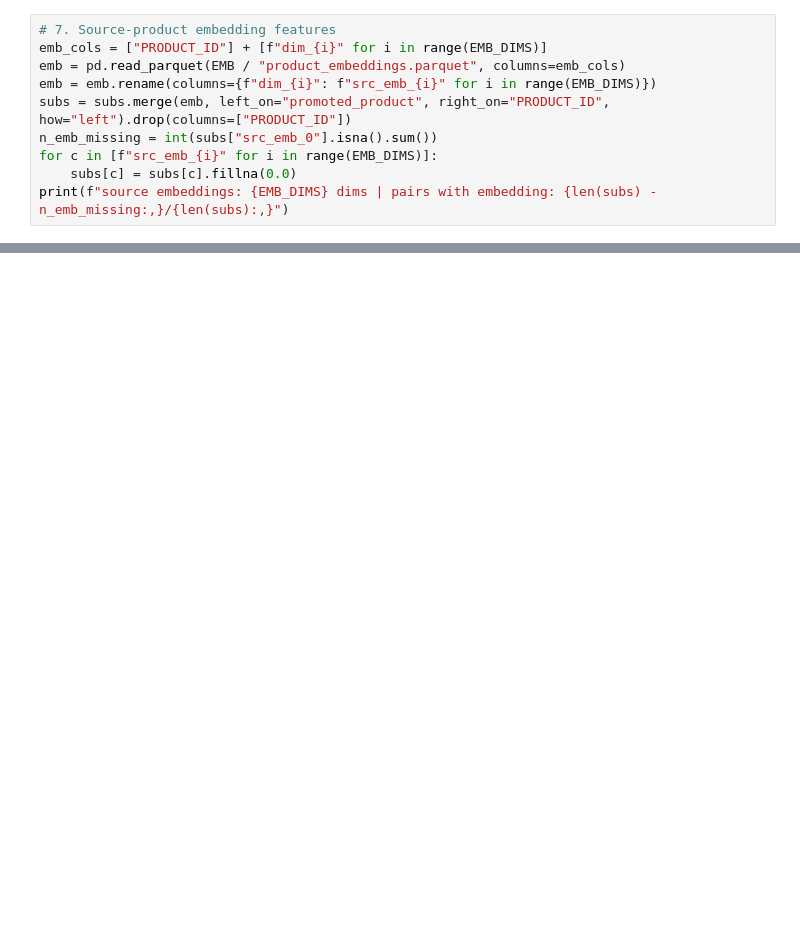
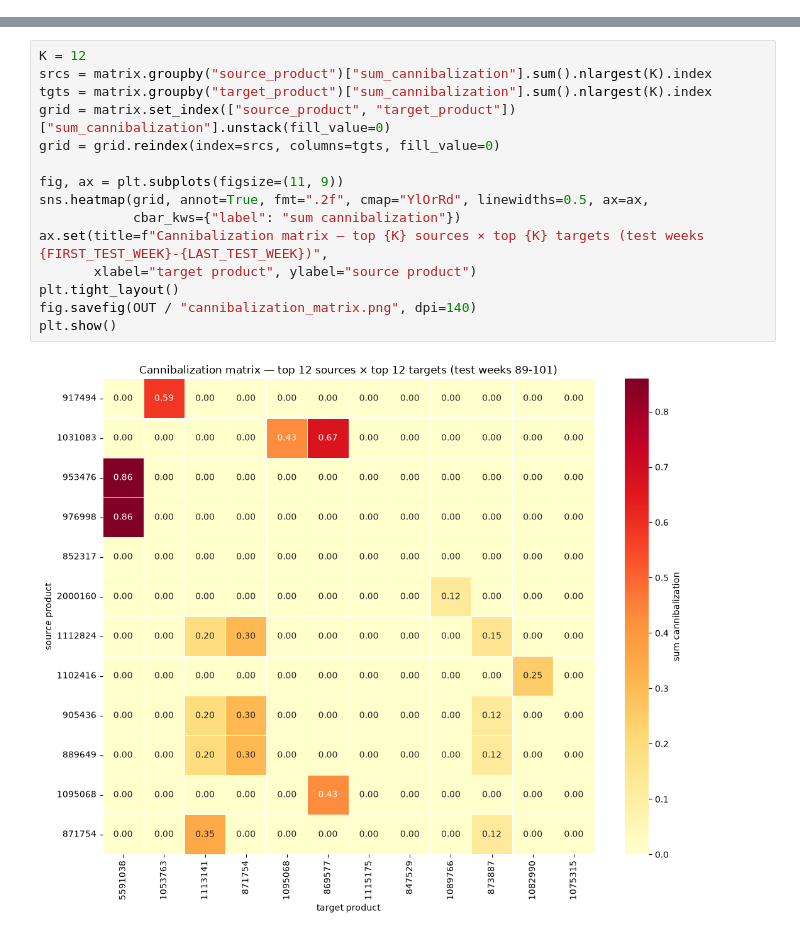
Before and after one commit to MHSeddighi/promotion-intelligence, a Jupyter notebook: notebook/04_cannibalization_detection.ipynb, the cells around one changed output, grey strips where cells are left out. Saved outputs shown, nothing was run; the diff lists cells and outputs as text; blank space fills up the shorter version.

```diff
--- a/notebook/04_cannibalization_detection.ipynb
+++ b/notebook/04_cannibalization_detection.ipynb
@@ -364,10 +212,0 @@ Each candidate pair carries the **source product's embedding** (first `EMB_DIMS`
-# %%
-# 7. Source-product embedding features
-emb_cols = ["PRODUCT_ID"] + [f"dim_{i}" for i in range(EMB_DIMS)]
-emb = pd.read_parquet(EMB / "product_embeddings.parquet", columns=emb_cols)
-emb = emb.rename(columns={f"dim_{i}": f"src_emb_{i}" for i in range(EMB_DIMS)})
-subs = subs.merge(emb, left_on="promoted_product", right_on="PRODUCT_ID", how="left").drop(columns=["PRODUCT_ID"])
-n_emb_missing = int(subs["src_emb_0"].isna().sum())
-for c in [f"src_emb_{i}" for i in range(EMB_DIMS)]:
-    subs[c] = subs[c].fillna(0.0)
-print(f"source embeddings: {EMB_DIMS} dims | pairs with embedding: {len(subs) - n_emb_missing:,}/{len(subs):,}")
@@ -781,0 +347,17 @@ saved -> /home/mhseddighi/Projects/promotion-intelligence/outputs/cannibalizatio
+# %%
+K = 12
+srcs = matrix.groupby("source_product")["sum_cannibalization"].sum().nlargest(K).index
+tgts = matrix.groupby("target_product")["sum_cannibalization"].sum().nlargest(K).index
+grid = matrix.set_index(["source_product", "target_product"])["sum_cannibalization"].unstack(fill_value=0)
+grid = grid.reindex(index=srcs, columns=tgts, fill_value=0)
+
+fig, ax = plt.subplots(figsize=(11, 9))
+sns.heatmap(grid, annot=True, fmt=".2f", cmap="YlOrRd", linewidths=0.5, ax=ax,
+            cbar_kws={"label": "sum cannibalization"})
+ax.set(title=f"Cannibalization matrix — top {K} sources × top {K} targets (test weeks {FIRST_TEST_WEEK}-{LAST_TEST_WEEK})",
+       xlabel="target product", ylabel="source product")
+plt.tight_layout()
+fig.savefig(OUT / "cannibalization_matrix.png", dpi=140)
+plt.show()
+# %% [output]
+[figure, added]
```
Also changed, not shown: parts of 32 cells of this notebook, 42 other files.
